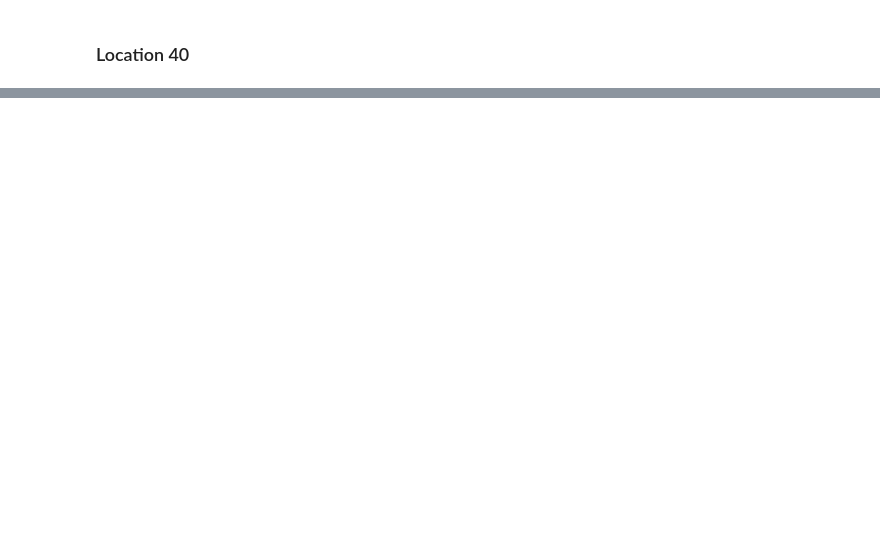
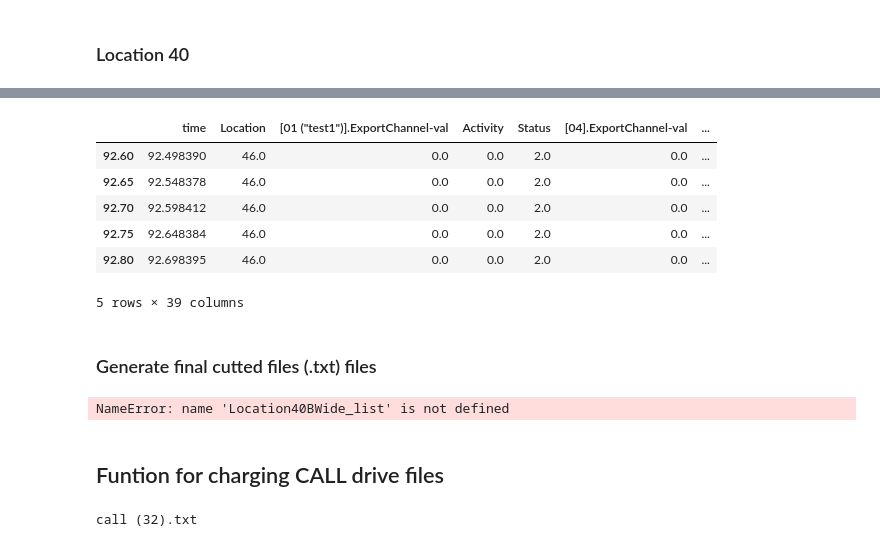
Before and after one commit to laonate/queensland, a Jupyter notebook: Testing.ipynb, the cells around one changed output, grey strips where cells are left out. Cells and saved outputs as stored; diff of their text form; code cells hidden in the pictures; blank space fills up the shorter version.

```diff
--- a/Testing.ipynb
+++ b/Testing.ipynb
@@ -152,0 +180,35 @@ dfloc36B.to_csv('loc36B1.txt', sep='\t')
+# %%
+BWideroad_list = []
+
+for dfw in df_list:
+    dfw = dfw[dfw['RoadWidth'] > 9.09]
+    dfw = dfw[dfw['RoadWidth'] < 12.31]
+    BWideroad_list.append(dfw)
+# %%
+BWideroad_list[16].head()
+# %% [output]
+|  | time | Location | [01 ("test1")].ExportChannel-val | Activity | Status | [04].ExportChannel-val | ... |
+| 92.60 | 92.498390 | 46.0 | 0.0 | 0.0 | 2.0 | 0.0 | ... |
+| 92.65 | 92.548378 | 46.0 | 0.0 | 0.0 | 2.0 | 0.0 | ... |
+| 92.70 | 92.598412 | 46.0 | 0.0 | 0.0 | 2.0 | 0.0 | ... |
+| 92.75 | 92.648384 | 46.0 | 0.0 | 0.0 | 2.0 | 0.0 | ... |
+| 92.80 | 92.698395 | 46.0 | 0.0 | 0.0 | 2.0 | 0.0 | ... |
+5 rows × 39 columns
+# %% [markdown]
+### Generate final cutted files (.txt)  files
+# %%
+Printing1 = []
+i=0
+for df in LBWideroad_list:
+    Printing = df.to_csv('wide' + str(i) + '.txt', index = True)
+    i=i+1
+    Printing1.append(Printing)
+# %% [output]
+NameError: name 'Location40BWide_list' is not defined
+# %% [markdown]
+## Funtion for charging CALL drive files
+# %%
+CallFiles = glob.glob('call*.txt')
+print(CallFiles[25])
+# %% [output]
+call (32).txt
```
Also changed, not shown: parts of 59 cells of this notebook.
